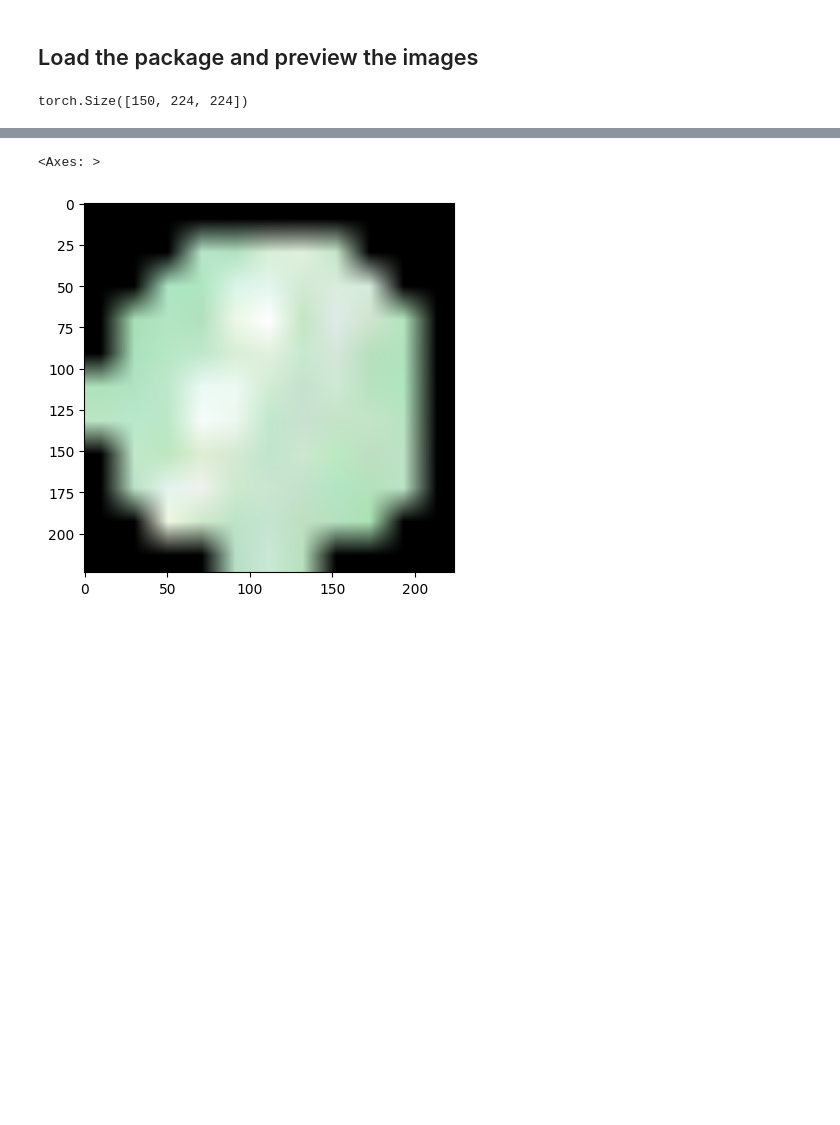
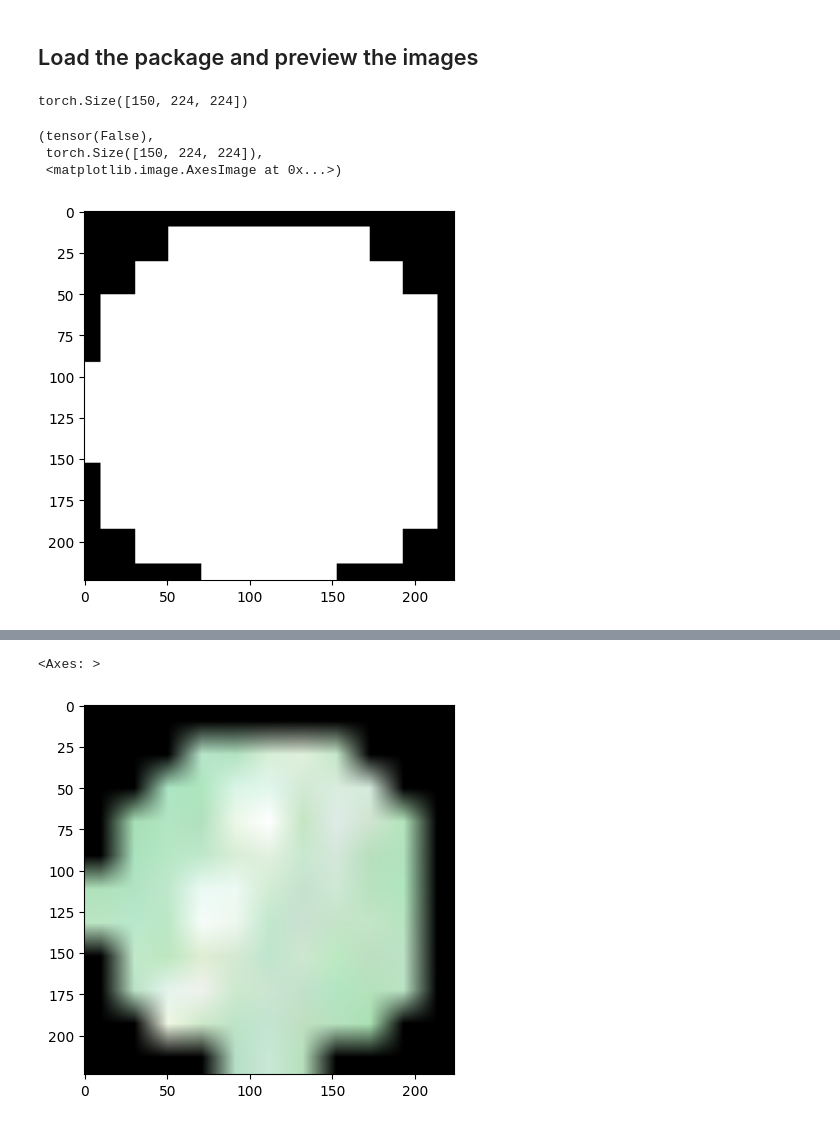
Before and after one commit to xai4space/meteors, a Jupyter notebook: examples/lime.ipynb, the cells around one changed output, grey strips where cells are left out. Cells and saved outputs as stored; diff of their text form; code cells hidden in the pictures; blank space fills up the shorter version.

```diff
--- a/examples/lime.ipynb
+++ b/examples/lime.ipynb
@@ -44,16 +91,10 @@ CLIP(
 # %% [markdown]
 ## Load the sample images
 # %%
-import numpy as np
-from albumentations.pytorch import ToTensorV2
-import albumentations as A
-
-
 def _shape_pad(data):
     max_edge = np.max(data.shape[1:])
     shape = (max_edge, max_edge)
     padded = np.pad(data, ((0, 0), (0, (shape[0] - data.shape[1])), (0, (shape[1] - data.shape[2]))), "wrap")
-    # print(padded.shape)
     return padded
 
 
@@ -75,11 +116,11 @@ def load_single_npz_image(image_path):
 
 
 def get_eval_transform(image_shape):
-    return A.Compose(
+    return transforms.Compose(
         [
-            A.Resize(image_shape, image_shape),
-            # A.Normalize(mean=eval_stats[0]*eval_stats[2], std=eval_stats[1]*eval_stats[2], max_pixel_value=1)
-            ToTensorV2(),
+            transforms.Resize((image_shape, image_shape)),
+            # transforms.Normalize(mean=eval_stats[0]*eval_stats[2], std=eval_stats[1]*eval_stats[2], max_pixel_value=1)
+            # transforms.ToTensor(),
         ]
     )
 # %%
@@ -249,5 +290,13 @@ image_np.shape
 # %% [output]
 torch.Size([150, 224, 224])
+# %%
+binary_mask = image_torch != 0
+torch.all(binary_mask), binary_mask.shape, plt.imshow(binary_mask[0].numpy(), cmap="gray")
+# %% [output]
+(tensor(False),
+ torch.Size([150, 224, 224]),
+ <matplotlib.image.AxesImage at 0x...>)
+[figure, added]
 # %%
 import meteors as mt
 
```
Also changed, not shown: parts of 29 cells of this notebook, 12 other files.
